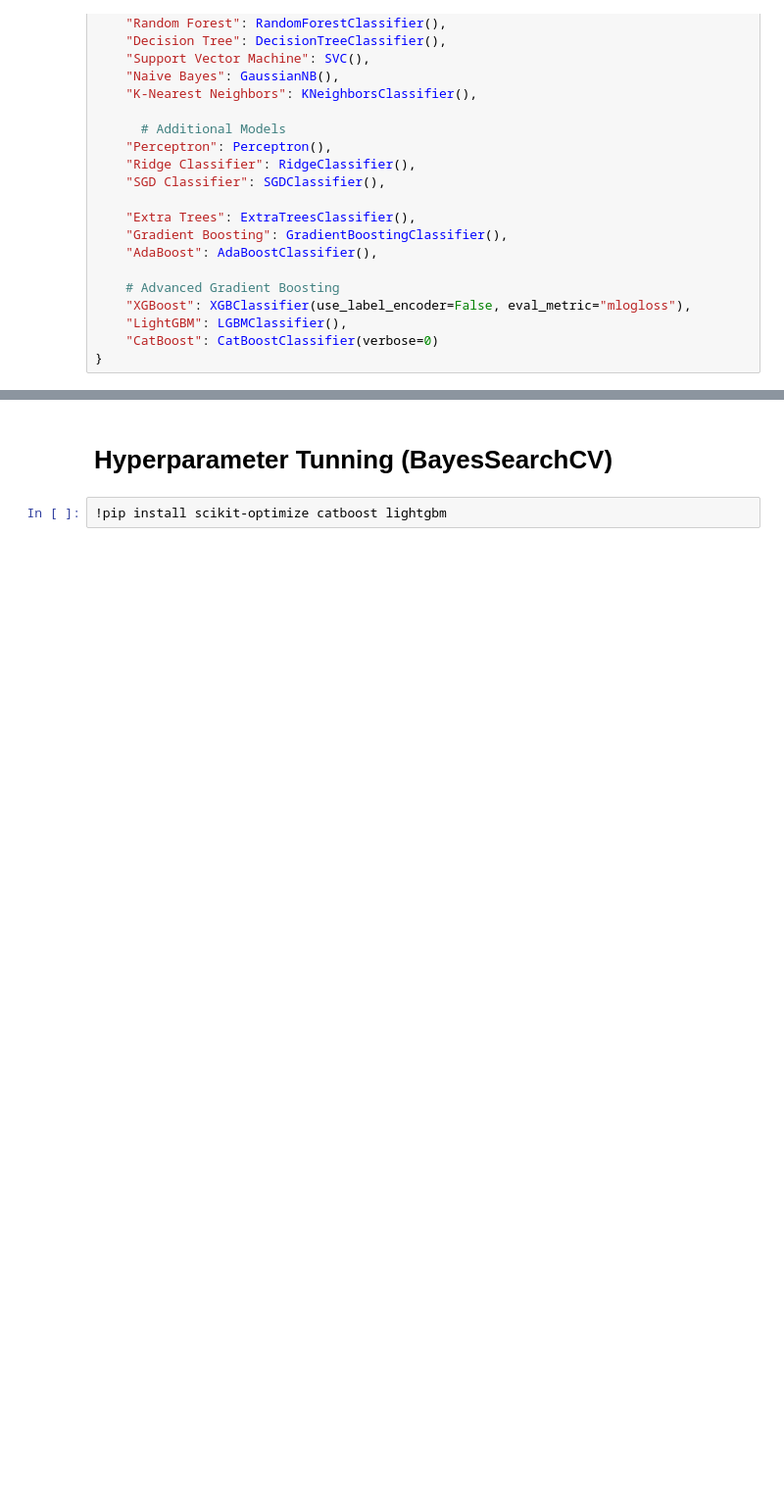
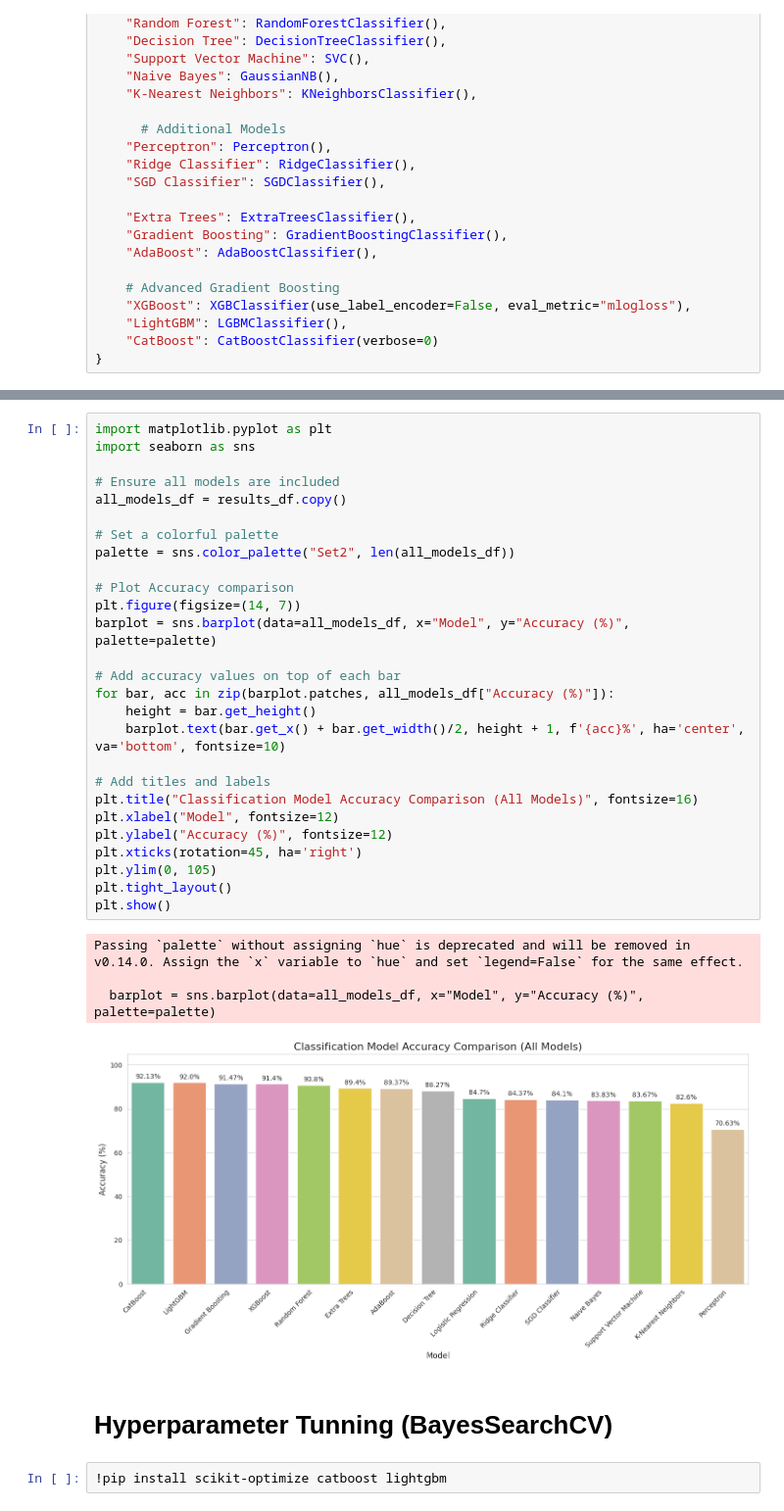
Before and after one commit to Ujjwal-Modi/Global-AI-Job-Market-Trends-Salary-Insights-2025, a Jupyter notebook: Binary_Classification.ipynb, the cells around one changed output, grey strips where cells are left out. Shown at 98% size. Drawn from its saved outputs; the diff is of its cells as text; blank space fills up the shorter version.

Commit message:
Updated vizualizations of comparison. Added colorful graphs.

```diff
--- a/Binary_Classification.ipynb
+++ b/Binary_Classification.ipynb
@@ -143,4 +143,36 @@ And if memory is not enough, you can set `force_col_wise=true`.
 6          68.87
+# %%
+import matplotlib.pyplot as plt
+import seaborn as sns
+
+# Ensure all models are included
+all_models_df = results_df.copy()
+
+# Set a colorful palette
+palette = sns.color_palette("Set2", len(all_models_df))
+
+# Plot Accuracy comparison
+plt.figure(figsize=(14, 7))
+barplot = sns.barplot(data=all_models_df, x="Model", y="Accuracy (%)", palette=palette)
+
+# Add accuracy values on top of each bar
+for bar, acc in zip(barplot.patches, all_models_df["Accuracy (%)"]):
+    height = bar.get_height()
+    barplot.text(bar.get_x() + bar.get_width()/2, height + 1, f'{acc}%', ha='center', va='bottom', fontsize=10)
+
+# Add titles and labels
+plt.title("Classification Model Accuracy Comparison (All Models)", fontsize=16)
+plt.xlabel("Model", fontsize=12)
+plt.ylabel("Accuracy (%)", fontsize=12)
+plt.xticks(rotation=45, ha='right')
+plt.ylim(0, 105)
+plt.tight_layout()
+plt.show()
+# %% [output]
+Passing `palette` without assigning `hue` is deprecated and will be removed in v0.14.0. Assign the `x` variable to `hue` and set `legend=False` for the same effect.
+
+  barplot = sns.barplot(data=all_models_df, x="Model", y="Accuracy (%)", palette=palette)
+[figure, added]
 # %% [markdown]
 # Hyperparameter Tunning (BayesSearchCV)
 # %%
```
Also changed, not shown: parts of 2 cells of this notebook.
